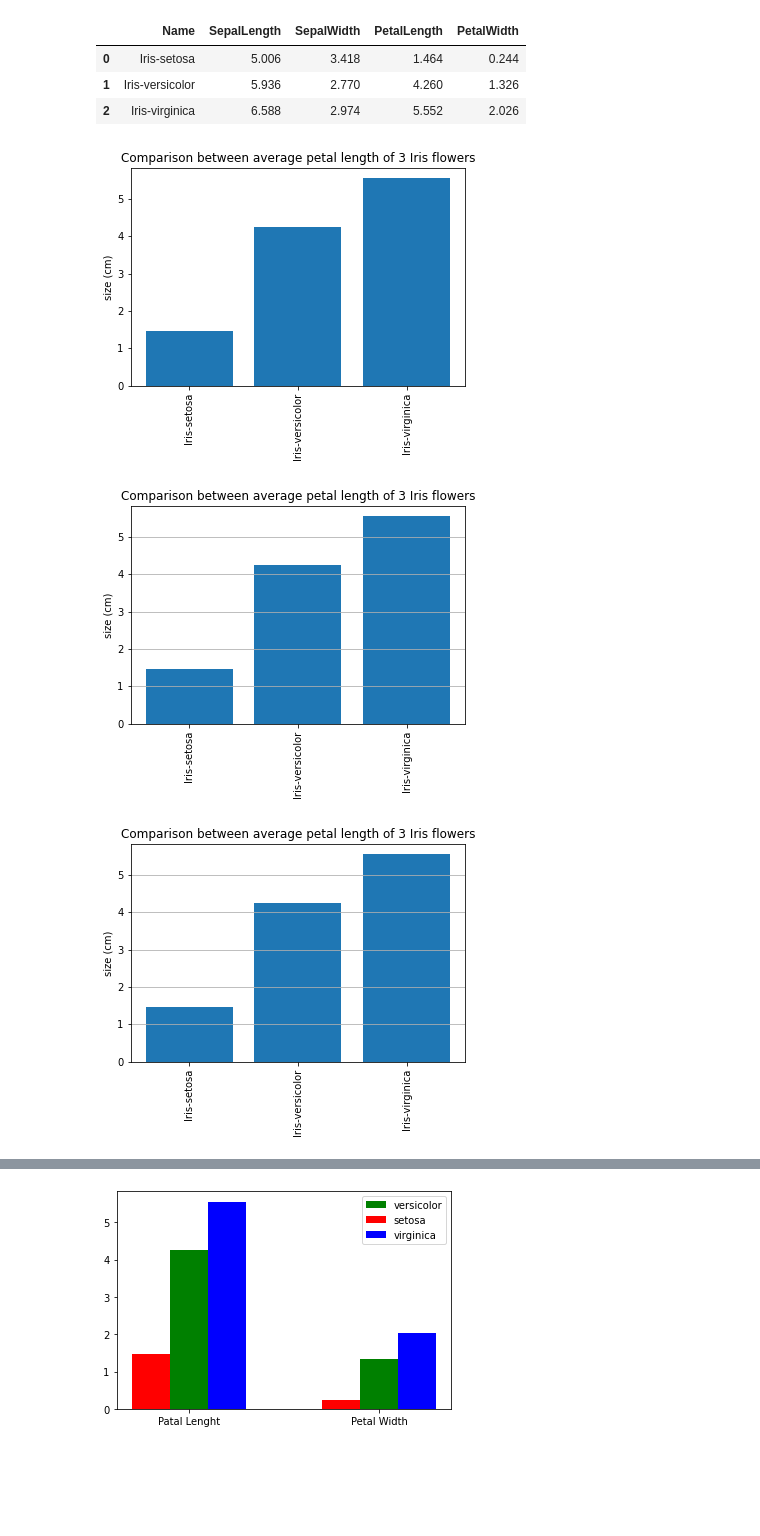
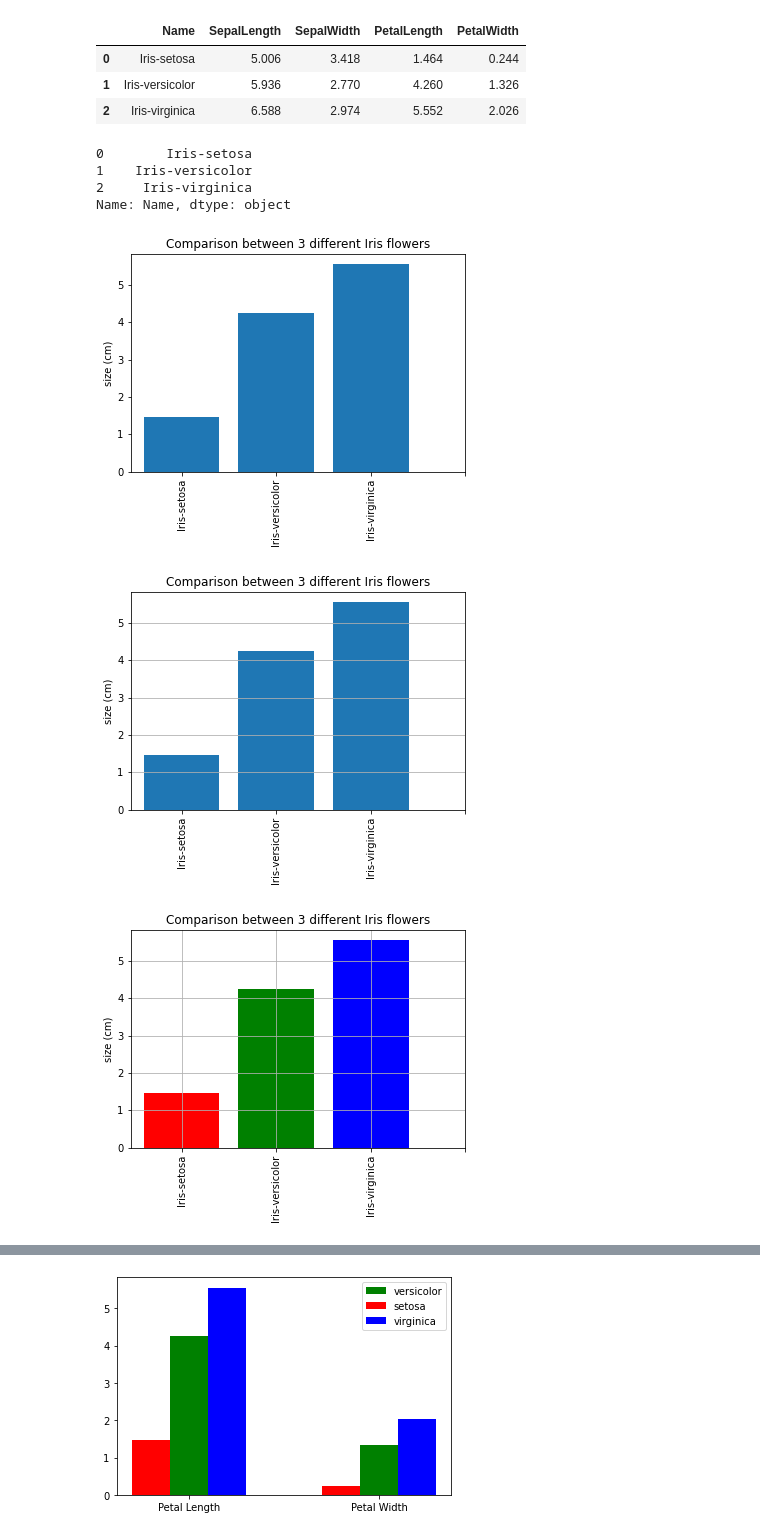
Before and after one commit to chuangchai49097/data_viz_2022, a Jupyter notebook: DataViz04_Data_Comparison.ipynb, the cells around one changed output, grey strips where cells are left out. Cells and saved outputs as stored; diff of their text form; code cells hidden in the pictures; blank space fills up the shorter version.

```diff
--- a/DataViz04_Data_Comparison.ipynb
+++ b/DataViz04_Data_Comparison.ipynb
@@ -219,27 +215,34 @@ sample_data.reset_index()
 | 0 | Iris-setosa | 5.006 | 3.418 | 1.464 | 0.244 |
 | 1 | Iris-versicolor | 5.936 | 2.770 | 4.260 | 1.326 |
 | 2 | Iris-virginica | 6.588 | 2.974 | 5.552 | 2.026 |
+# %%
+sample_data.reset_index()['Name']
+# %% [output]
+0        Iris-setosa
+1    Iris-versicolor
+2     Iris-virginica
+Name: Name, dtype: object
 # %%
 plt.bar([1,2,3],sample_data['PetalLength'])
-plt.xticks([1,2,3], sample_data.reset_index()['Name'], rotation='vertical')
-plt.title('Comparison between average petal length of 3 Iris flowers')
+plt.xticks([1,2,3,4],sample_data.reset_index()['Name'],rotation='vertical')
+plt.title('Comparison between 3 different Iris flowers')
 plt.ylabel('size (cm)');
 # %% [output]
-[figure, old version]
+[figure, new version]
 # %%
 plt.bar([1,2,3],sample_data['PetalLength'])
-plt.xticks([1,2,3], sample_data.reset_index()['Name'], rotation='vertical')
-plt.title('Comparison between average petal length of 3 Iris flowers')
-plt.grid(True,axis='y')     # เส้น
+plt.xticks([1,2,3,4],sample_data.reset_index()['Name'],rotation='vertical')
+plt.title('Comparison between 3 different Iris flowers')
+plt.grid(True,axis = 'y')
 plt.ylabel('size (cm)');
 # %% [output]
-[figure, old version]
+[figure, new version]
 # %%
-plt.bar([1,2,3],sample_data['PetalLength'])
-plt.xticks([1,2,3], sample_data.reset_index()['Name'], rotation='vertical')
-plt.title('Comparison between average petal length of 3 Iris flowers')
-plt.grid(True,axis='y')     # เส้น
+plt.bar([1,2,3],sample_data['PetalLength'],color = ['r','g','b'])
+plt.xticks([1,2,3,4],sample_data.reset_index()['Name'],rotation='vertical')
+plt.title('Comparison between 3 different Iris flowers')
+plt.grid(True)
 plt.ylabel('size (cm)');
 # %% [output]
-[figure, old version]
+[figure, new version]
 # %% [markdown]
```
Also changed, not shown: parts of 76 cells of this notebook.
